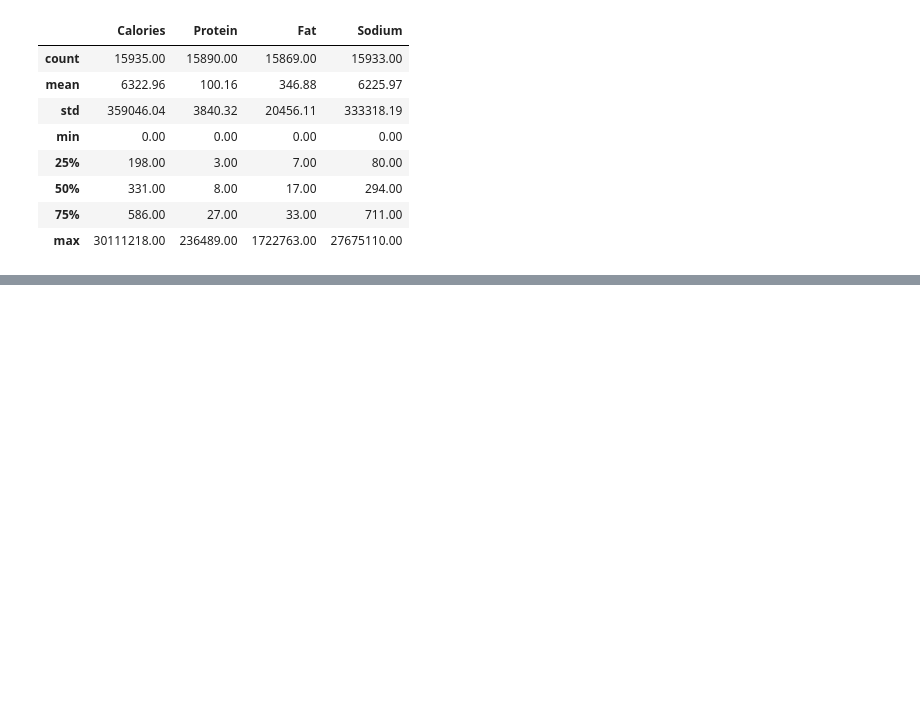
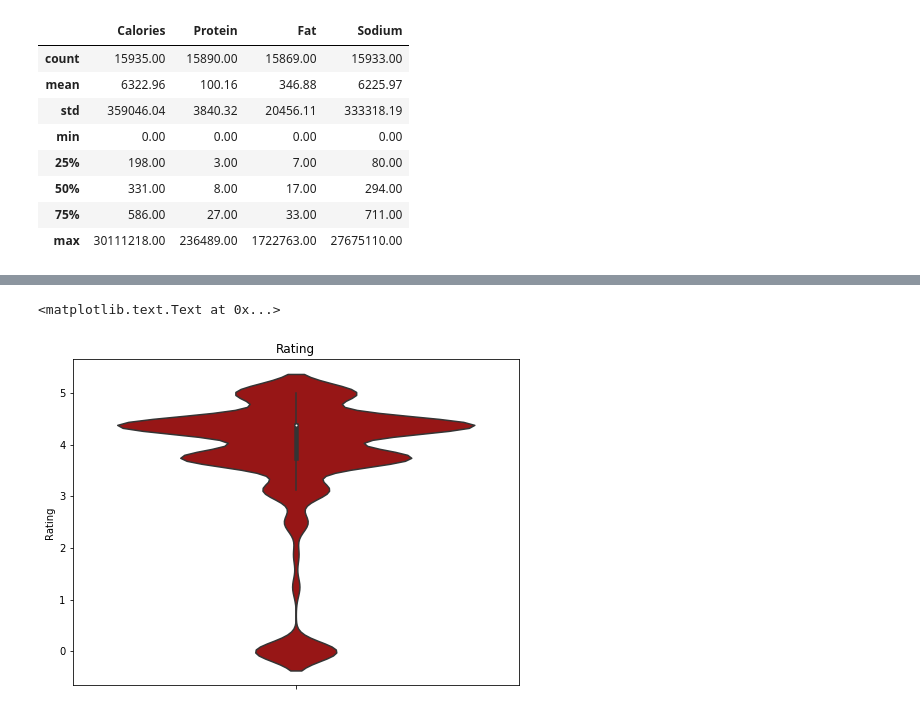
Before and after one commit to isabelvanzijl/Capstone-Project-2, a Jupyter notebook: Exploratory_Data_Analysis.ipynb, the cells around one changed output, grey strips where cells are left out. Cells and saved outputs as stored; diff of their text form; code cells hidden in the pictures; blank space fills up the shorter version.

```diff
--- a/Exploratory_Data_Analysis.ipynb
+++ b/Exploratory_Data_Analysis.ipynb
@@ -63,0 +119,8 @@ for k in range(4):
+# %%
+# violin plot for rating
+fig = plt.figure(figsize=(8,6))
+fig = sns.violinplot(y='Rating', data=df_full, orient='v')
+fig.set_title('Rating')
+# %% [output]
+<matplotlib.text.Text at 0x...>
+[figure, added]
```
Also changed, not shown: parts of 12 cells of this notebook.
